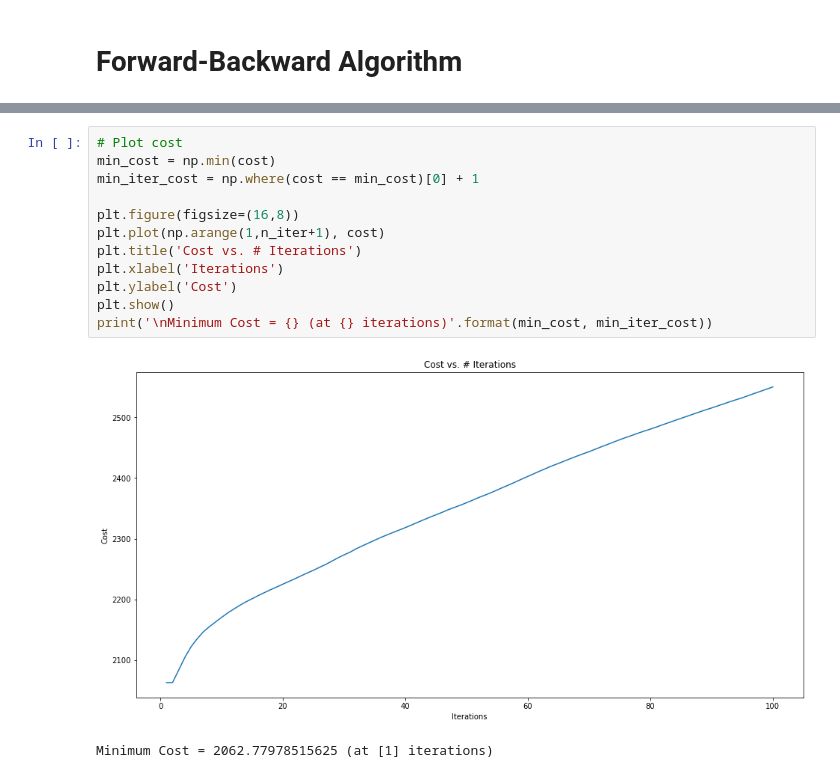
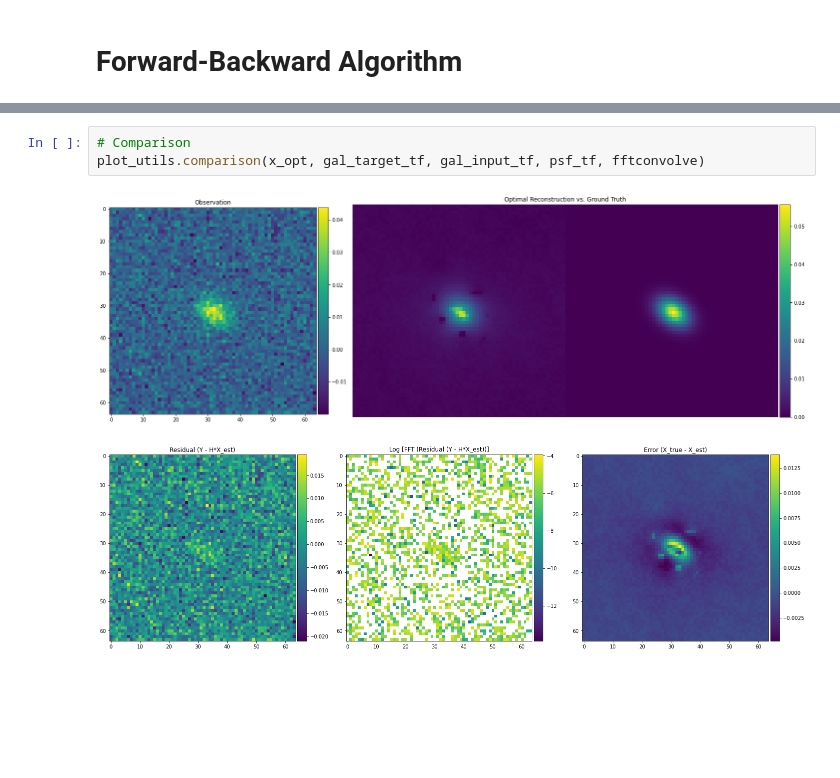
Before and after one commit to utsav-akhaury/PnP-ADMM, a Jupyter notebook: FB_starlet.ipynb, the cells around one changed output, grey strips where cells are left out. Cells and saved outputs as stored; diff of their text form; blank space fills up the shorter version.

```diff
--- a/FB_starlet.ipynb
+++ b/FB_starlet.ipynb
@@ -560,15 +443,6 @@ Minimum NMSE = 0.545365571975708 (at [7] iterations)
-# %%
-# Plot cost
-min_cost = np.min(cost)
-min_iter_cost = np.where(cost == min_cost)[0] + 1
-
-plt.figure(figsize=(16,8))
-plt.plot(np.arange(1,n_iter+1), cost)
-plt.title('Cost vs. # Iterations')
-plt.xlabel('Iterations')
-plt.ylabel('Cost')
-plt.show()
-print('\nMinimum Cost = {} (at {} iterations)'.format(min_cost, min_iter_cost))
-# %% [output]
-[figure, removed]
-Minimum Cost = 2062.77978515625 (at [1] iterations)
+# %%
+# Comparison
+plot_utils.comparison(x_opt, gal_target_tf, gal_input_tf, psf_tf, fftconvolve)
+# %% [output]
+[figure, added]
+[figure, added]
```
Also changed, not shown: parts of 15 cells of this notebook.
